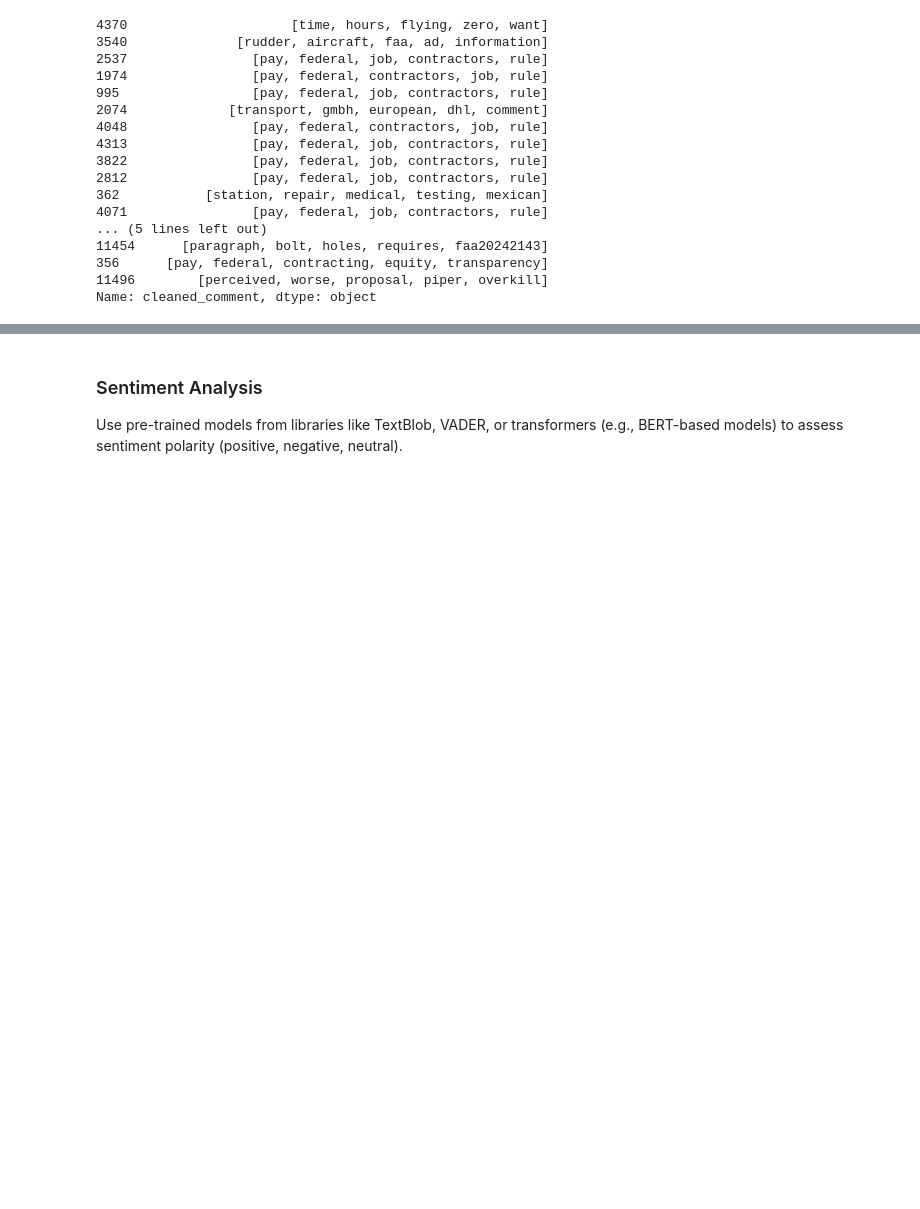
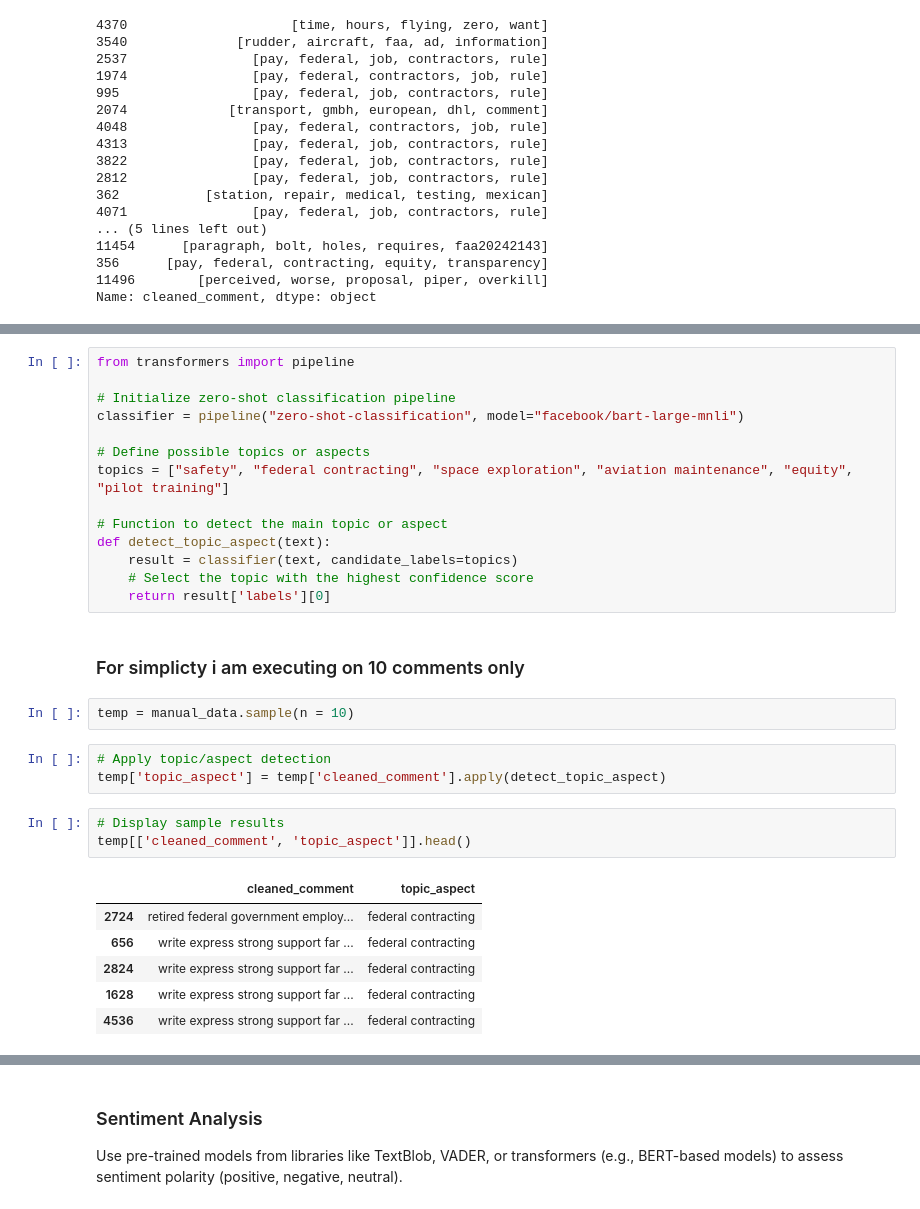
Before and after one commit to Eyong20/Data-Society-Take-Home-Assessment, a Jupyter notebook: Federal_regulation_comments_analysis.ipynb, the cells around one changed output, grey strips where cells are left out. Cells and saved outputs as stored; diff of their text form; blank space fills up the shorter version.

```diff
--- a/Federal_regulation_comments_analysis.ipynb
+++ b/Federal_regulation_comments_analysis.ipynb
@@ -918,0 +928,31 @@ Name: cleaned_comment, dtype: object
+# %%
+from transformers import pipeline
+
+# Initialize zero-shot classification pipeline
+classifier = pipeline("zero-shot-classification", model="facebook/bart-large-mnli")
+
+# Define possible topics or aspects
+topics = ["safety", "federal contracting", "space exploration", "aviation maintenance", "equity", "pilot training"]
+
+# Function to detect the main topic or aspect
+def detect_topic_aspect(text):
+    result = classifier(text, candidate_labels=topics)
+    # Select the topic with the highest confidence score
+    return result['labels'][0]
+# %% [markdown]
+### For simplicty i am executing on 10 comments only
+# %%
+temp = manual_data.sample(n = 10)
+# %%
+# Apply topic/aspect detection
+temp['topic_aspect'] = temp['cleaned_comment'].apply(detect_topic_aspect)
+# %%
+# Display sample results
+temp[['cleaned_comment', 'topic_aspect']].head()
+# %% [output]
+|  | cleaned_comment | topic_aspect |
+| 2724 | retired federal government employ... | federal contracting |
+| 656 | write express strong support far ... | federal contracting |
+| 2824 | write express strong support far ... | federal contracting |
+| 1628 | write express strong support far ... | federal contracting |
+| 4536 | write express strong support far ... | federal contracting |
```
Also changed, not shown: parts of 16 cells of this notebook.
